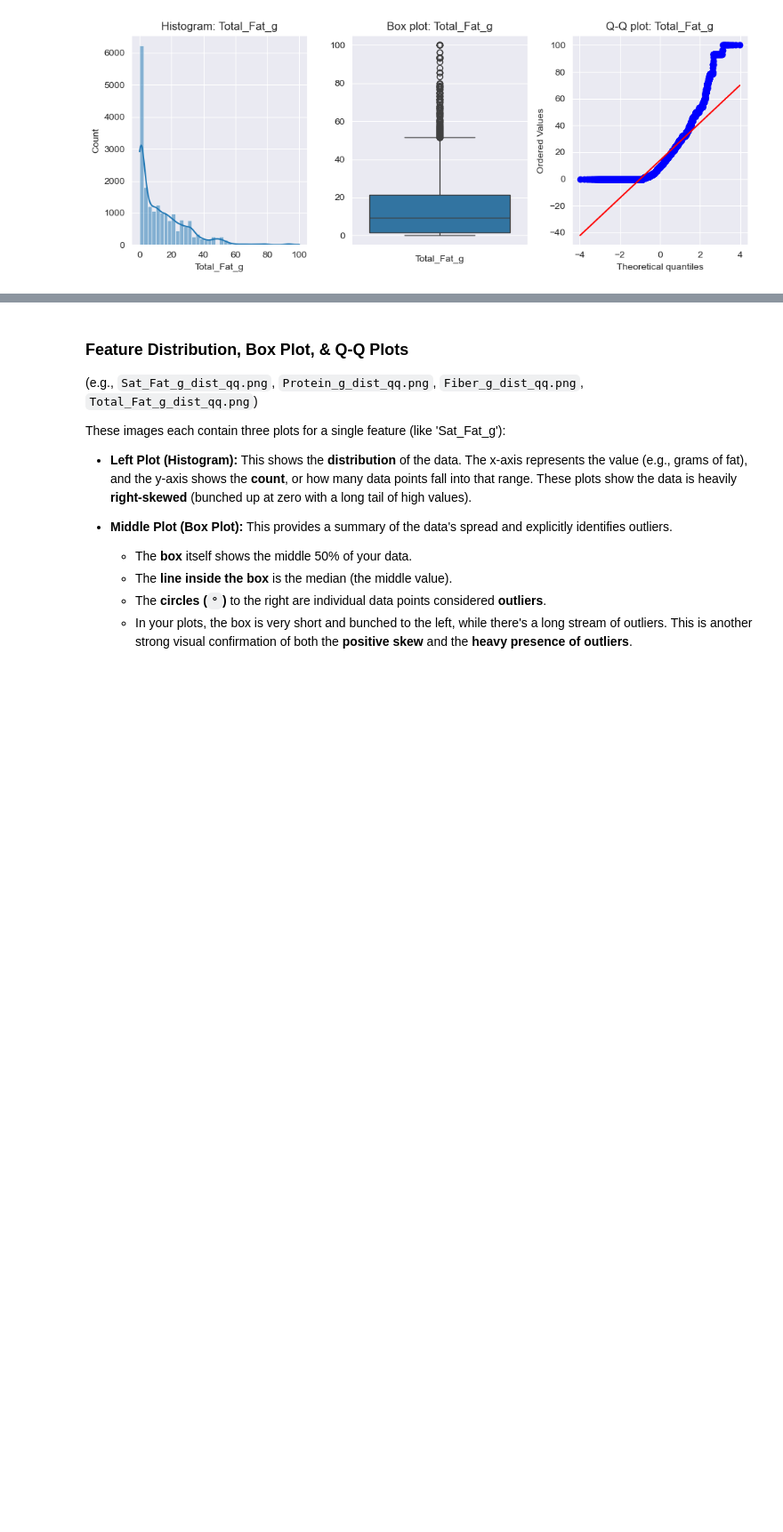
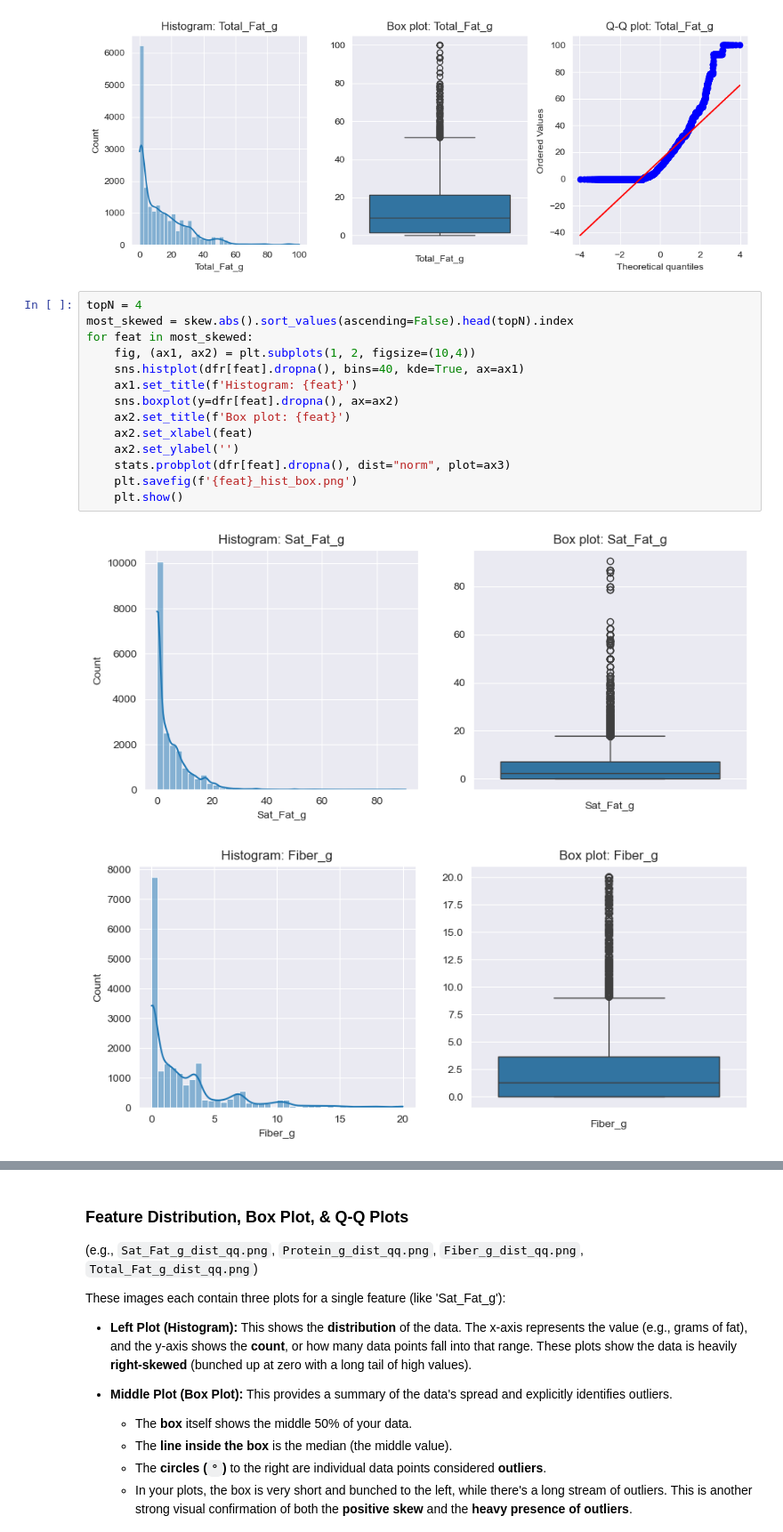
Before and after one commit to BogdanCTU/Machine-Learning-Food-Nutrition-Score, a Jupyter notebook: ML_Data_Analysis.ipynb, the cells around one changed output, grey strips where cells are left out. Shown at 89% size. Saved outputs shown, nothing was run; the diff lists cells and outputs as text; blank space fills up the shorter version.

```diff
--- a/ML_Data_Analysis.ipynb
+++ b/ML_Data_Analysis.ipynb
@@ -191,3 +193,20 @@ for feat in most_skewed:
 [figure]
 [figure]
 [figure]
+# %%
+topN = 4
+most_skewed = skew.abs().sort_values(ascending=False).head(topN).index
+for feat in most_skewed:
+    fig, (ax1, ax2) = plt.subplots(1, 2, figsize=(10,4))
+    sns.histplot(dfr[feat].dropna(), bins=40, kde=True, ax=ax1)
+    ax1.set_title(f'Histogram: {feat}')
+    sns.boxplot(y=dfr[feat].dropna(), ax=ax2)
+    ax2.set_title(f'Box plot: {feat}')
+    ax2.set_xlabel(feat)
+    ax2.set_ylabel('')
+    stats.probplot(dfr[feat].dropna(), dist="norm", plot=ax3)
+    plt.savefig(f'{feat}_hist_box.png')
+    plt.show()
+# %% [output]
+[figure, added]
+[figure, added]
```
Also changed, not shown: parts of 11 cells of this notebook, 1 other file.
